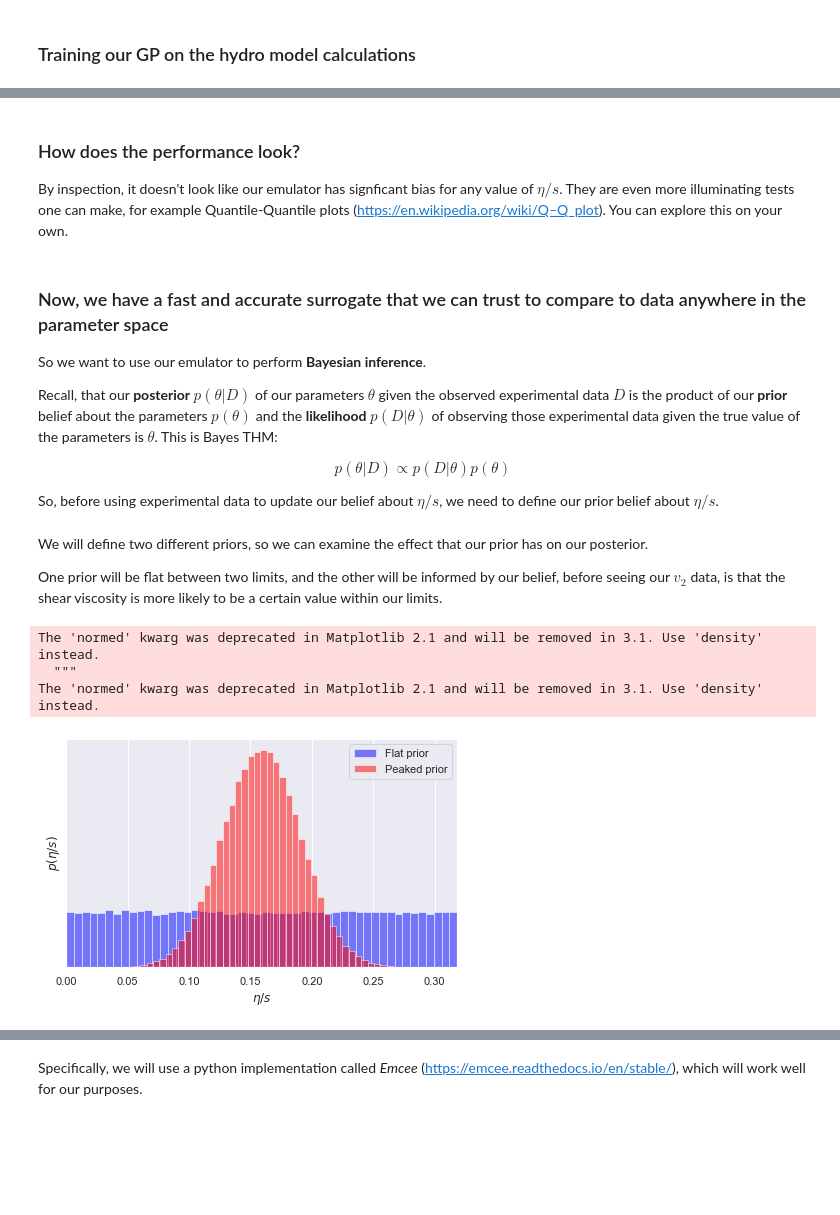
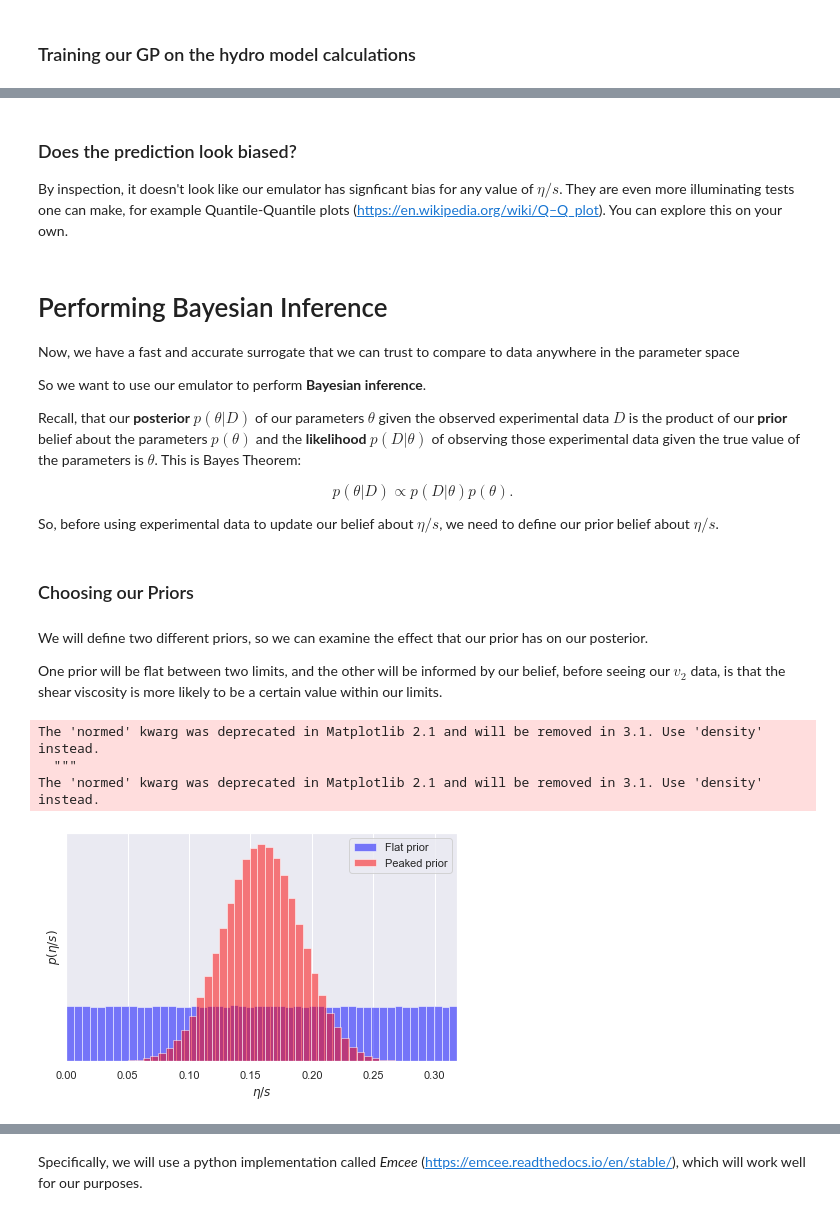
Before and after one commit to derekeverett/simple_bayes_with_GP, a Jupyter notebook: Infer_Shear_Viscosity_from_Flow.ipynb, the cells around one changed output, grey strips where cells are left out. Drawn from its saved outputs; the diff is of its cells as text; code cells hidden in the pictures; blank space fills up the shorter version.

```diff
--- a/Infer_Shear_Viscosity_from_Flow.ipynb
+++ b/Infer_Shear_Viscosity_from_Flow.ipynb
@@ -254,18 +280,21 @@ plt.show()
 # %% [markdown]
-### How does the performance look?
+### Does the prediction look biased?
 
 By inspection, it doesn't look like our emulator has signficant bias for any value of $\eta/s$.
 They are even more illuminating tests one can make, for example Quantile-Quantile plots (https://en.wikipedia.org/wiki/Q–Q_plot). You can explore this on your own.
 # %% [markdown]
-### Now, we have a fast and accurate surrogate that we can trust to compare to data anywhere in the parameter space
+# Performing Bayesian Inference
+Now, we have a fast and accurate surrogate that we can trust to compare to data anywhere in the parameter space
 
 So we want to use our emulator to perform **Bayesian inference**.
 
-Recall, that our **posterior** $p(\theta|D)$ of our parameters $\theta$ given the observed experimental data $D$ is the product of our **prior** belief about the parameters $p(\theta)$ and the **likelihood** $p(D|\theta)$ of observing those experimental data given the true value of the parameters is $\theta$. This is Bayes THM:
+Recall, that our **posterior** $p(\theta|D)$ of our parameters $\theta$ given the observed experimental data $D$ is the product of our **prior** belief about the parameters $p(\theta)$ and the **likelihood** $p(D|\theta)$ of observing those experimental data given the true value of the parameters is $\theta$. This is Bayes Theorem:
 
-$$p(\theta|D) \propto p(D|\theta)p(\theta)$$
+$$p(\theta|D) \propto p(D|\theta)p(\theta).$$
 
 So, before using experimental data to update our belief about $\eta/s$, we need to define our prior belief about $\eta/s$.
+# %% [markdown]
+### Choosing our Priors
 # %% [markdown]
 We will define two different priors, so we can examine the effect that our prior has on our posterior.
 
@@ -296,21 +325,21 @@ def log_peaked_prior(theta):
 log_peaked_prior = np.vectorize(log_peaked_prior)
 # %%
 #lets plot our two priors by sampling them, and plotting their histograms
-n_samples_prior = int(1e5)
+n_samples_prior = int(1e6)
 samples_flat_prior = np.random.uniform(theta_min, theta_max, n_samples_prior)
 samples_peaked_prior =  np.random.normal( prior_peak, prior_width, n_samples_prior)
 plt.hist(samples_flat_prior, label='Flat prior', alpha=0.5, normed=True, color='blue', bins=50)
 plt.hist(samples_peaked_prior, label='Peaked prior', alpha=0.5, normed=True, color='red', bins=50)
 plt.xlim([theta_min, theta_max])
 plt.xlabel(r'$\eta/s$')
 plt.ylabel(r'$p(\eta/s)$')
 plt.yticks([])
 plt.legend()
 plt.tight_layout(True)
 plt.show()
 # %% [output]
 The 'normed' kwarg was deprecated in Matplotlib 2.1 and will be removed in 3.1. Use 'density' instead.
   """
 The 'normed' kwarg was deprecated in Matplotlib 2.1 and will be removed in 3.1. Use 'density' instead.
-[figure, old version]
+[figure, new version]
 # %% [markdown]
```
Also changed, not shown: parts of 40 cells of this notebook.
